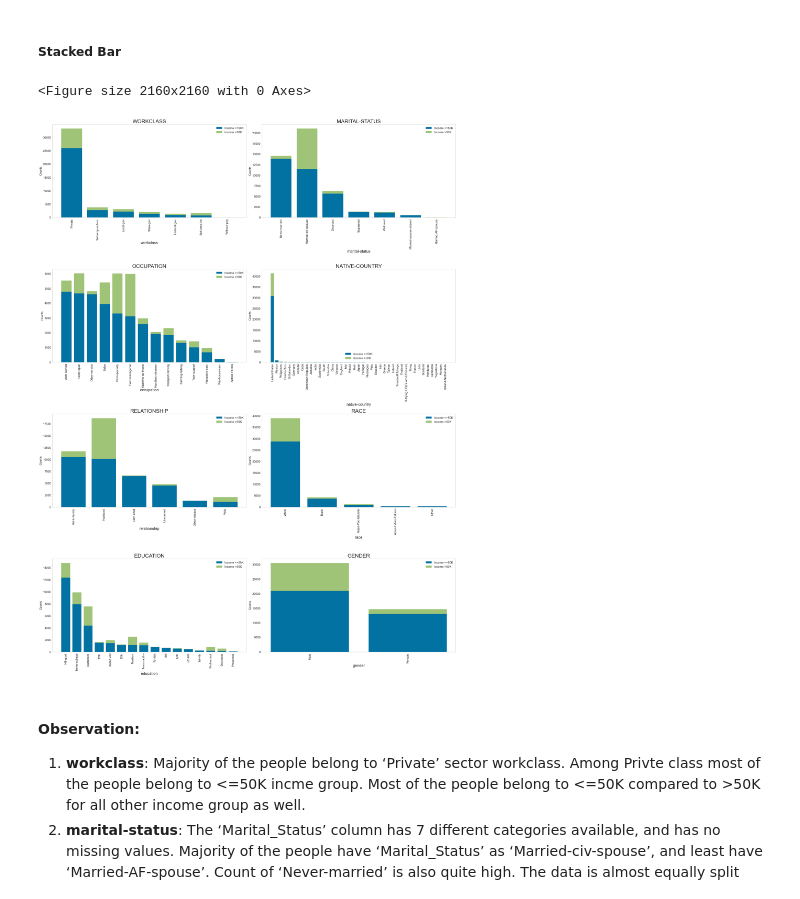
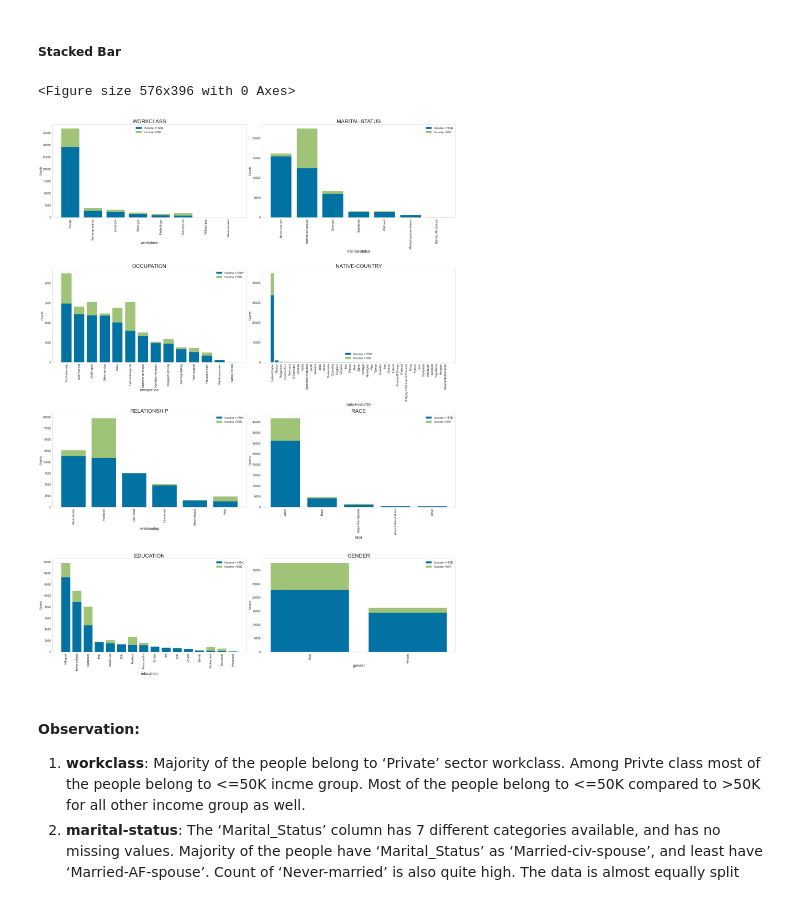
Before and after one commit to adisivam/dsc630, a Jupyter notebook: Term Project/Team_Analytics_DSC630_Term_Project.ipynb, the cells around one changed output. Saved outputs shown, nothing was run; the diff lists cells and outputs as text; code cells hidden in the pictures.

```diff
--- a/Term Project/Team_Analytics_DSC630_Term_Project.ipynb
+++ b/Term Project/Team_Analytics_DSC630_Term_Project.ipynb
@@ -198,0 +213,7 @@ income_null_df[income_null_df.workclass.notnull() & income_null_df.occupation.is
+# %%
+## Copying the dataframe to replace with mode
+income_mode_df = income_null_df.copy()
+# %%
+## Replacing the null values with mode value
+for col in ['workclass', 'occupation', 'native-country']:
+    income_mode_df[col].fillna(income_mode_df[col].mode()[0], inplace=True)
@@ -239,9 +279,9 @@ income             45222
 dtype: int64
 # %%
 ## Converting the target column value to 0 and 1 for <=50K and >50K respectively
-income_tgt_df = income_df.copy(deep=True)
-income_tgt_df['income'] = np.where(income_tgt_df['income'] == '<=50K', 0, 1)
-income_tgt_df.head()
+income_df = income_mode_df.copy(deep=True)
+income_df['income'] = np.where(income_df['income'] == '<=50K', 0, 1)
+income_df.head()
 # %% [output]
 |  | age | workclass | fnlwgt | education | educational-num | marital-status | occupation | relationship | ... |
 | 0 | 25 | Private | 226802 | 11th | 7 | Never-married | Machine-op-inspct | Own-child | ... |
@@ -362,0 +397,16 @@ fig.tight_layout()
+# %%
+features = ['workclass','marital-status','occupation','native-country','relationship','race']
+
+fig = plt.figure()
+
+for i, col in enumerate(features):
+    fig.add_subplot(3,2, i + 1)
+    fig.set_figheight(25)
+    fig.set_figwidth(25)
+    title = col.upper()
+    p = sns.barplot(x=col,y="income",data=income_df)
+    p.set_title(title, fontsize = 25)
+    p.set_ylabel('Income', fontsize = 18)
+    p.set_xlabel(col, fontsize = 18)
+    plot = plt.xticks(rotation = 90)
+fig.tight_layout()
@@ -369,37 +421,37 @@ fig = plt.figure()
 
 plt.rcParams['figure.figsize'] = (30, 40)
 
 # make subplots
 fig, axes = plt.subplots(nrows = 4, ncols = 2)
 colindex = 0
 
 for idx, ax in enumerate(axes):
 
     for j in range(2):
 
 
         col = cat_features[colindex]
         coltitle = col.upper()
 
-        income_less_50 = income_tgt_df[income_tgt_df['income']==0][col].value_counts()
-        income_grt_50 = income_tgt_df[income_tgt_df['income']==1][col].value_counts()
+        income_less_50 = income_df[income_df['income']==0][col].value_counts()
+        income_grt_50 = income_df[income_df['income']==1][col].value_counts()
         income_grt_50 = income_grt_50.reindex(index = income_less_50.index)
 
         axes[idx,j].grid(False)
         p1 = axes[idx,j].bar(income_less_50.index, income_less_50.values)
         p2 = axes[idx,j].bar(income_grt_50.index, income_grt_50.values, bottom=income_less_50.values)
 
         axes[idx,j].set_title(coltitle, fontsize=27)
         axes[idx,j].set_xlabel(col, fontsize=20)
         axes[idx,j].set_ylabel('Counts', fontsize=15)
         axes[idx,j].tick_params(axis='both', labelsize=15)
         axes[idx,j].tick_params(axis='x', labelrotation=90)
         axes[idx,j].legend((p1[0],p2[0]),('Income <=50K', 'Income >50K'), fontsize=15)
         colindex += 1
 fig.tight_layout()
 # %% [output]
-<Figure size 2160x2160 with 0 Axes>
+<Figure size 576x396 with 0 Axes>
-[figure, old version]
+[figure, new version]
 # %% [markdown]
 #### Observation:
 
```
Also changed, not shown: parts of 83 cells of this notebook, 1 other file.
